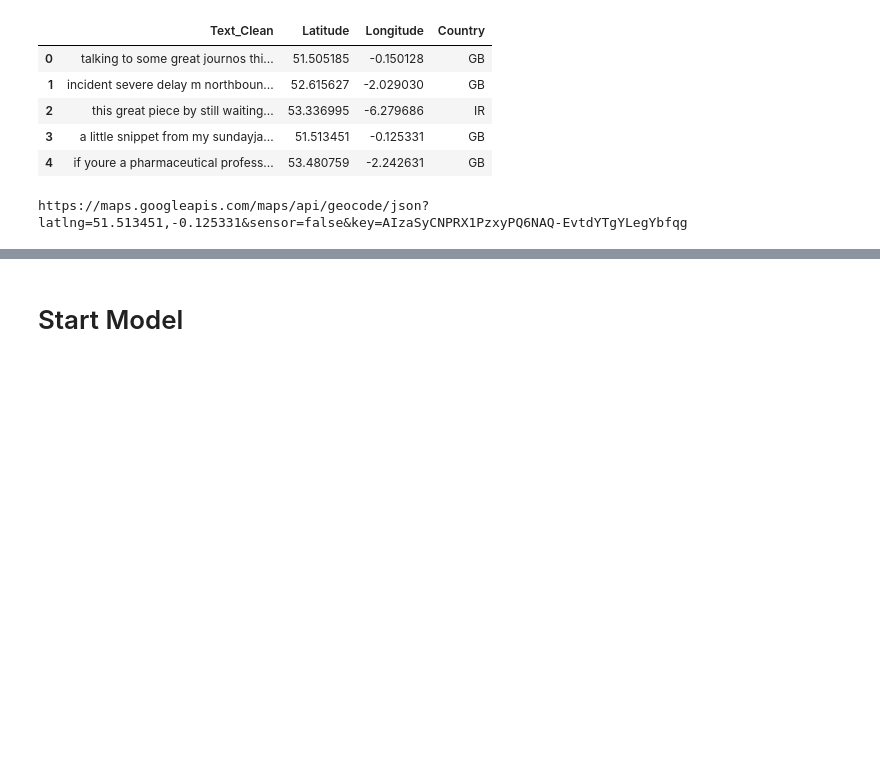
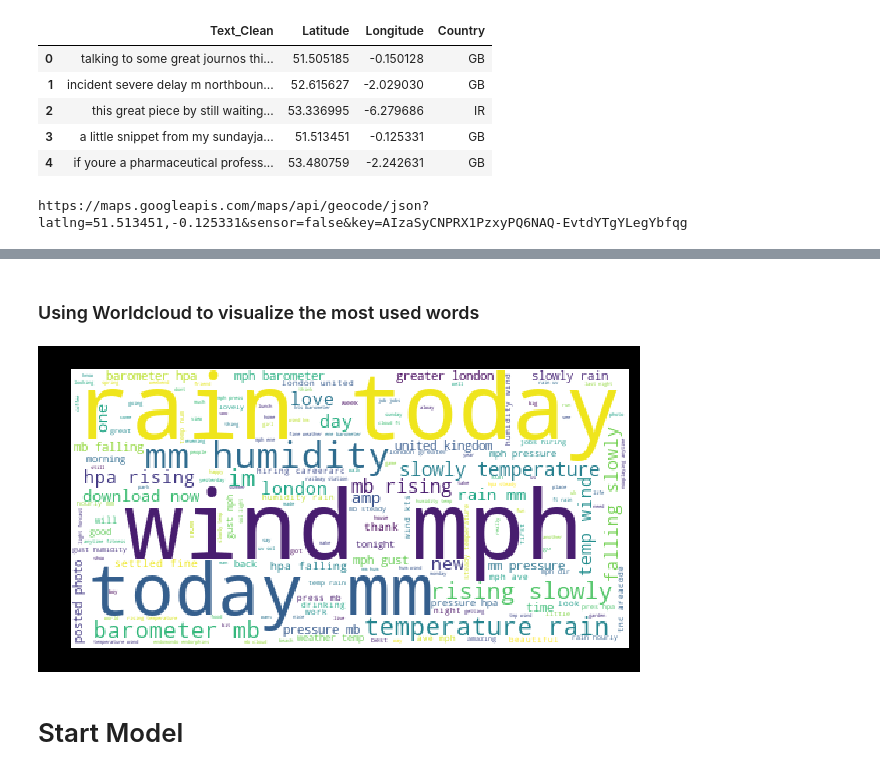
Before and after one commit to rmsreis/tweet-classifier, a Jupyter notebook: notebooks/Tweet_Data_ETL.ipynb, the cells around one changed output, grey strips where cells are left out. Saved outputs shown, nothing was run; the diff lists cells and outputs as text; code cells hidden in the pictures; blank space fills up the shorter version.

```diff
--- a/notebooks/Tweet_Data_ETL.ipynb
+++ b/notebooks/Tweet_Data_ETL.ipynb
@@ -161,11 +180,13 @@ df.head()
 | 3 | a little snippet from my sundayja... | 51.513451 | -0.125331 | GB |
 | 4 | if youre a pharmaceutical profess... | 53.480759 | -2.242631 | GB |
 # %%
+# Here we use Google API to reverse geocode
+
 from urllib.request import urlopen
 import json
 
 def getplace(lat, lon):
-    key = "AIzaSyCNPRX1PzxyPQ6NAQ-EvtdYTgYLegYbfqg"
+    key = "API HERE"
     url = "https://maps.googleapis.com/maps/api/geocode/json?"
     url += "latlng=%s,%s&sensor=false&key=%s" % (lat, lon, key)
     v = urlopen(url).read()
@@ -195,12 +216,3 @@ j = json.loads(v)
 print(url)
 # %% [output]
 https://maps.googleapis.com/maps/api/geocode/json?latlng=51.513451,-0.125331&sensor=false&key=AIzaSyCNPRX1PzxyPQ6NAQ-EvtdYTgYLegYbfqg
-# %%
-# Some cleaning on the reversed geocoded dataframe
-
-df['coordinates'] = df[['Latitude', 'Longitude']].values.tolist()
-df['city'] ='NAN'
-
-for x in range(len(df['coordinates'])):
-    df['city'][x] = getplace(df['Latitude'][x],df['Longitude'][x])
-    print(x,df['city'][x])
@@ -240,0 +221,4 @@ df.head()
+# %%
+for x in range(60000, 80000, 1):
+    df_01['County'][x] = getplace(df_01['Latitude'][x],df_01['Longitude'][x])
+    print(x,df_01['County'][x])
@@ -240,0 +250,4 @@ df.head()
+# %%
+df_01 = df_01[(df_01.County != 'None')].dropna()
+df_01 = df_01[(df_01.County != 'NAN')].dropna()
+df_01.head()
@@ -248,15 +266,19 @@ df.to_csv('../../data/tweets_shortlist.csv', index = False, encoding='utf-8')
+# %% [markdown]
+### Using Worldcloud to visualize the most used words ####
 # %%
-# from wordcloud import WordCloud, STOPWORDS
+from wordcloud import WordCloud, STOPWORDS
 
-# def wordcloud(tweets,col):
-#     stopwords = set(STOPWORDS)
-#     wordcloud = WordCloud(background_color="white",stopwords=stopwords,random_state = 2016).generate(" ".join([i for i in tweets[col]]))
-#     plt.figure( figsize=(10,10), facecolor='k')
-#     plt.imshow(wordcloud)
-#     plt.axis("off")
-#     plt.title("WordCloud for Tweets in the UK")
+def wordcloud(tweets,col):
+    stopwords = set(STOPWORDS)
+    wordcloud = WordCloud(background_color="white",stopwords=stopwords,random_state = 2016).generate(" ".join([i for i in tweets[col]]))
+    plt.figure( figsize=(10,10), facecolor='k')
+    plt.imshow(wordcloud)
+    plt.axis("off")
+    plt.title("WordCloud for Tweets in the UK")
 
-# wordcloud(df,'Text_Clean')
+wordcloud(df_01,'Text_Clean')
+# %% [output]
+[figure, added]
 # %%
 ##############################################################
 # %% [markdown]
```
Also changed, not shown: parts of 28 cells of this notebook, 7 other files.
